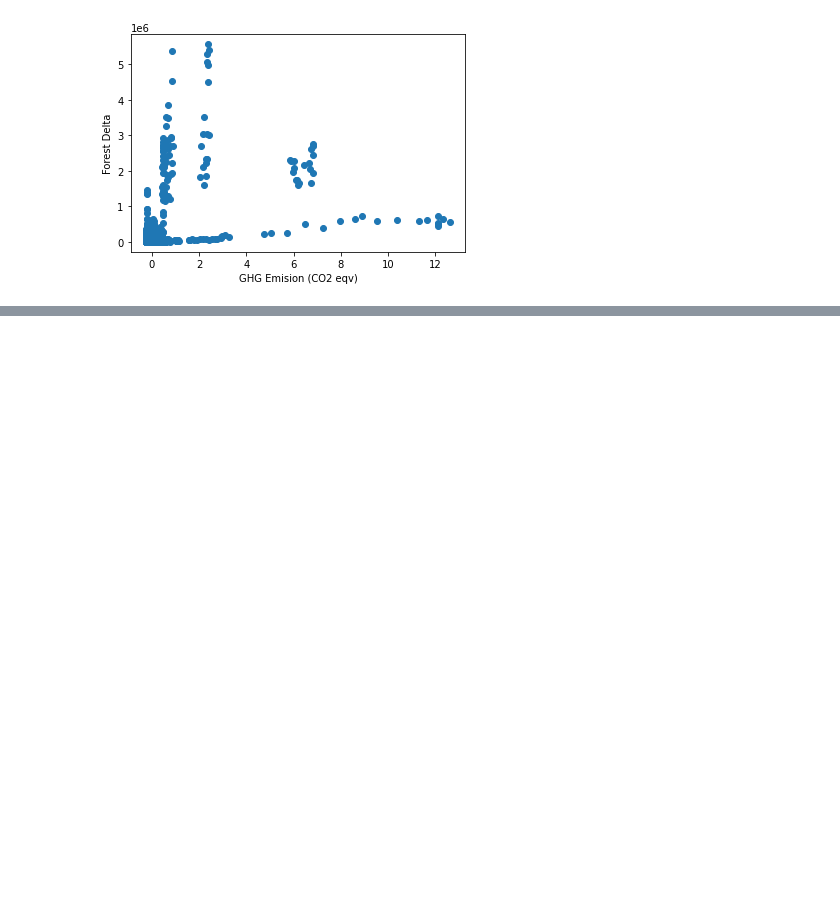
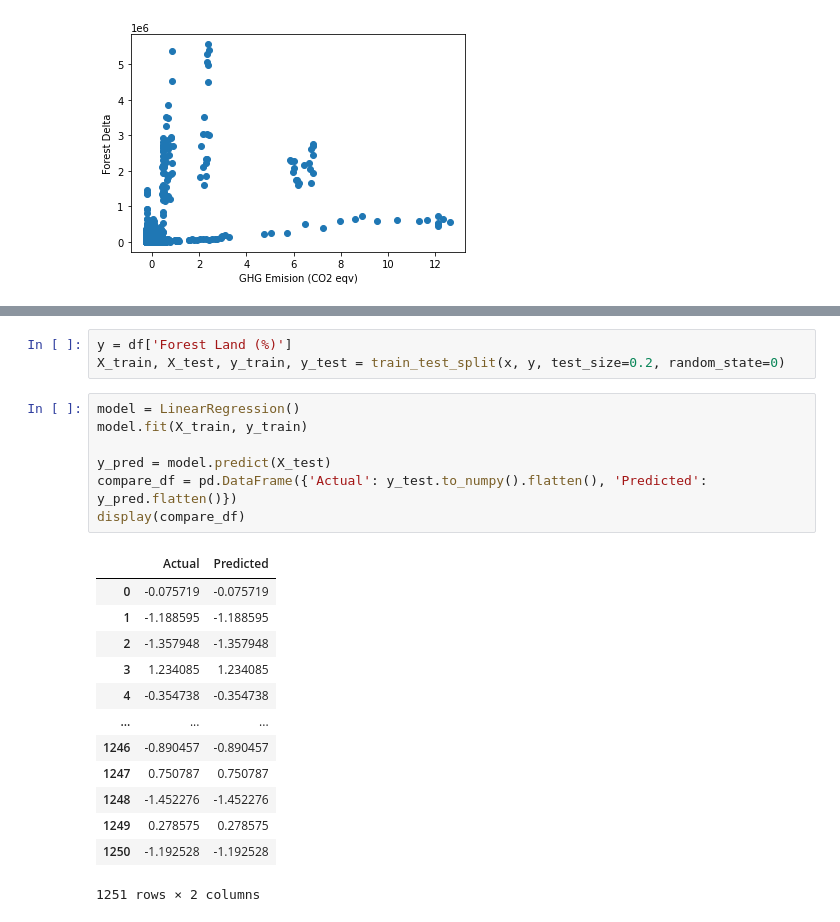
Before and after one commit to mohannashahrad/Borealis_AI_Plant_Tree_Project, a Jupyter notebook: Training/PCA_analysis.ipynb, the cells around one changed output, grey strips where cells are left out. Cells and saved outputs as stored; diff of their text form; blank space fills up the shorter version.

```diff
--- a/Training/PCA_analysis.ipynb
+++ b/Training/PCA_analysis.ipynb
@@ -340,0 +359,24 @@ for f in normalized_x_2.columns:
+# %%
+y = df['Forest Land (%)']
+X_train, X_test, y_train, y_test = train_test_split(x, y, test_size=0.2, random_state=0)
+# %%
+model = LinearRegression()
+model.fit(X_train, y_train)
+
+y_pred = model.predict(X_test)
+compare_df = pd.DataFrame({'Actual': y_test.to_numpy().flatten(), 'Predicted': y_pred.flatten()})
+display(compare_df)
+# %% [output]
+|  | Actual | Predicted |
+| 0 | -0.075719 | -0.075719 |
+| 1 | -1.188595 | -1.188595 |
+| 2 | -1.357948 | -1.357948 |
+| 3 | 1.234085 | 1.234085 |
+| 4 | -0.354738 | -0.354738 |
+| ... | ... | ... |
+| 1246 | -0.890457 | -0.890457 |
+| 1247 | 0.750787 | 0.750787 |
+| 1248 | -1.452276 | -1.452276 |
+| 1249 | 0.278575 | 0.278575 |
+| 1250 | -1.192528 | -1.192528 |
+1251 rows × 2 columns
```
Also changed, not shown: parts of 10 cells of this notebook.
